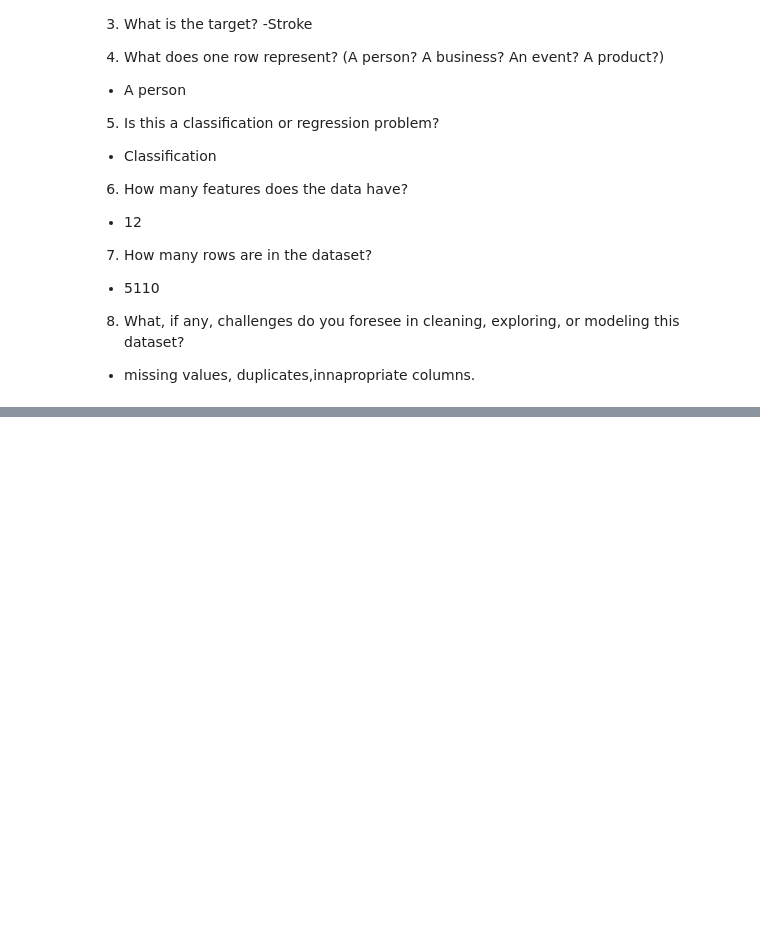
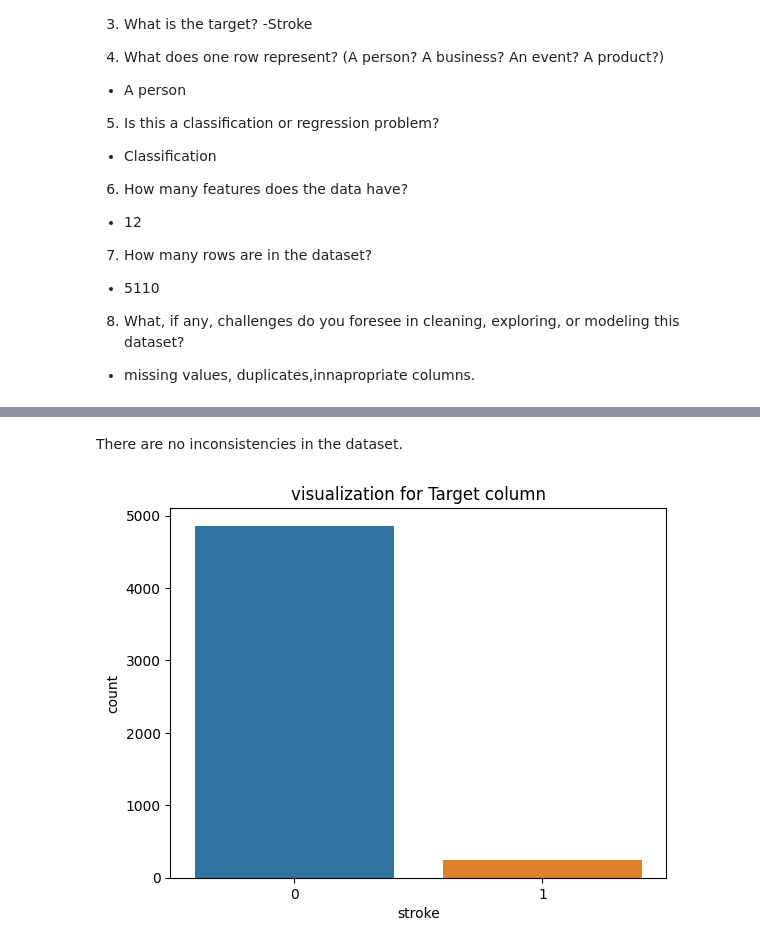
Before and after one commit to JaimeRoss/Data-Science, a Jupyter notebook: project2.ipynb, the cells around one changed output, grey strips where cells are left out. Cells and saved outputs as stored; diff of their text form; code cells hidden in the pictures; blank space fills up the shorter version.

```diff
--- a/project2.ipynb
+++ b/project2.ipynb
@@ -56,10 +59,3 @@ This dataset is used to predict whether a patient is likely to get stroke based
 - 5110
 8. What, if any, challenges do you foresee in cleaning, exploring, or modeling this dataset?
 - missing values, duplicates,innapropriate columns.
-# %%
-# Loading data for dataset 2
-URL = "/content/drive/MyDrive/Student folder for data science bootcamp/CodingDojo/02-MachineLearning/Week07/Data/adult.csv"
-
-df = pd.read_csv(URL)
-df.info()
-df.head()
@@ -106,0 +62,5 @@ memory usage: 5.6+ MB
+# %%
+# dropping unnecessary/unwanted columns
+df = df.drop(columns = "id")
+# Checking if unwanted column has been dropped
+df.head()
@@ -106,0 +108,4 @@ memory usage: 5.6+ MB
+# %%
+# Addressing missing values
+df["bmi"] = df["bmi"].fillna(-1)
+df["bmi"].value_counts()
@@ -106,0 +151,8 @@ memory usage: 5.6+ MB
+# %% [markdown]
+There are no inconsistencies in the dataset.
+# %%
+# Target Visualization
+ax = sns.countplot(data = df, x = "stroke")
+ax.set_title("visualization for Target column");
+# %% [output]
+[figure, added]
```
Also changed, not shown: parts of 26 cells of this notebook.
